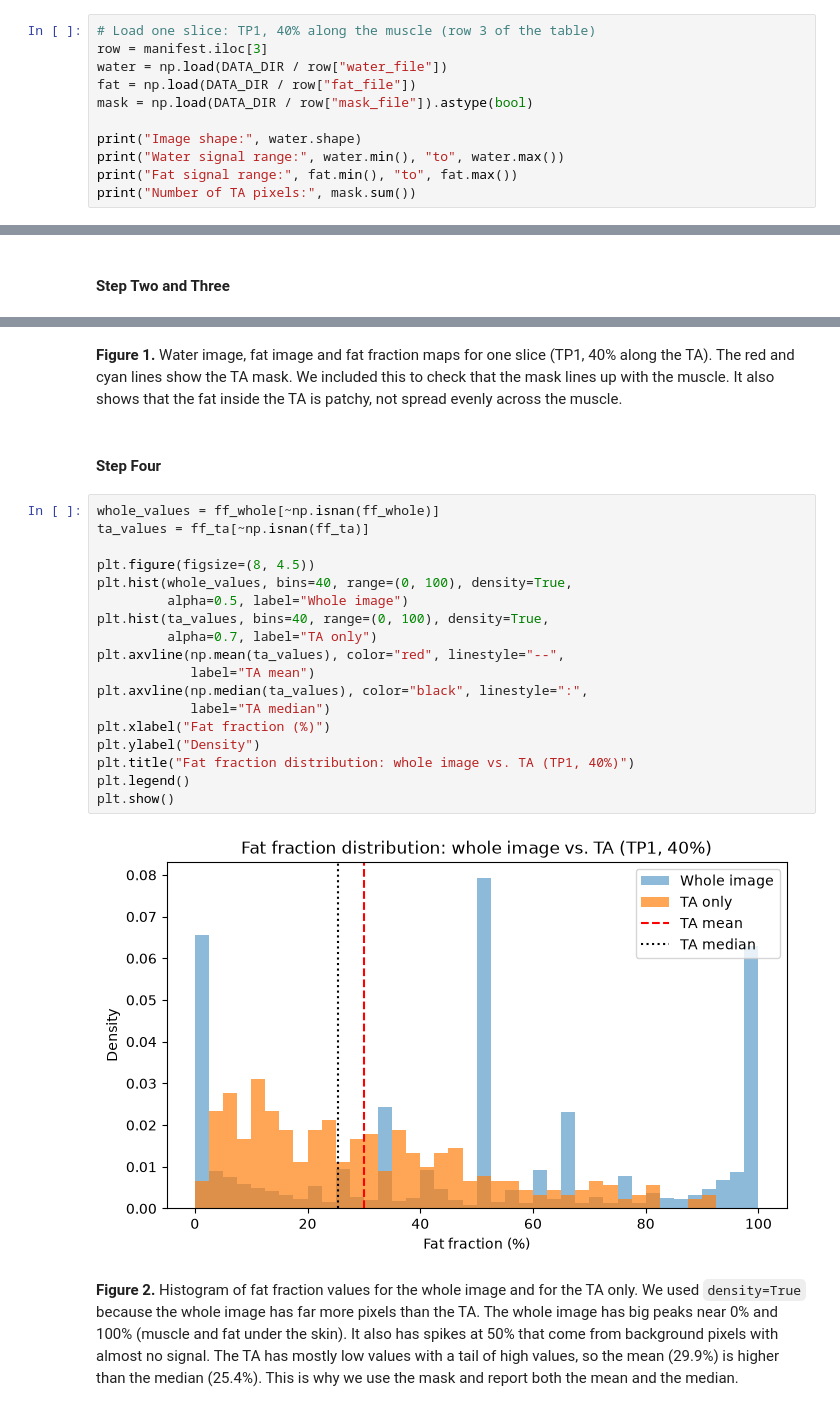
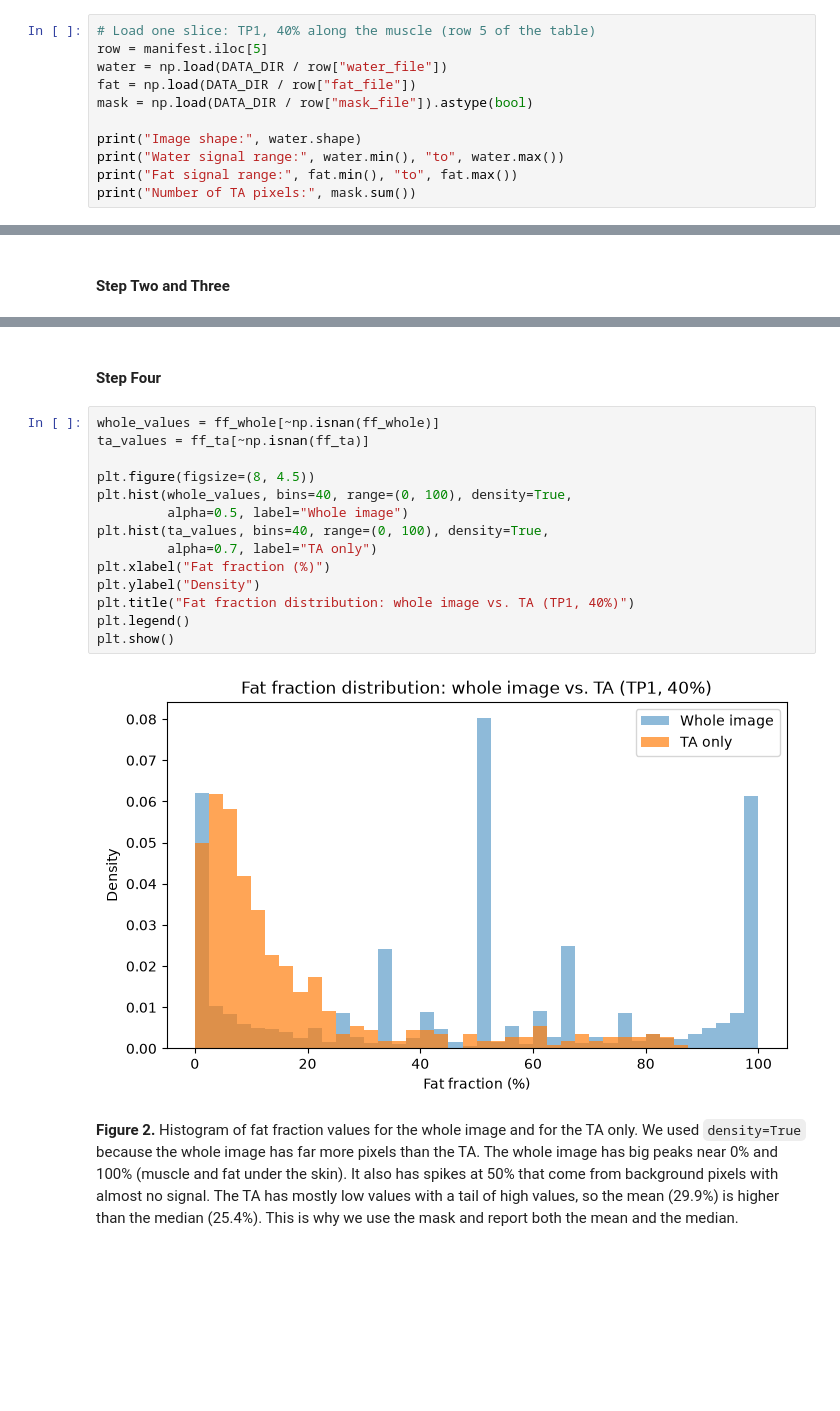
Before and after one commit to IliyaSomov-code/Module-2-Collab, a Jupyter notebook: FSHD_IliyaMakayla_Project.ipynb, the cells around one changed output, grey strips where cells are left out. Cells and saved outputs as stored; diff of their text form; blank space fills up the shorter version.

```diff
--- a/FSHD_IliyaMakayla_Project.ipynb
+++ b/FSHD_IliyaMakayla_Project.ipynb
@@ -184,8 +183,8 @@ manifest[["timepoint", "slice_id", "percent_along_muscle",
 | 14 | TP2 | 7 | 70 | 172.0 |
 | 15 | TP2 | 8 | 80 | 196.0 |
 # %%
-# Load one slice: TP1, 40% along the muscle (row 3 of the table)
-row = manifest.iloc[3]
+# Load one slice: TP1, 40% along the muscle (row 5 of the table)
+row = manifest.iloc[5]
 water = np.load(DATA_DIR / row["water_file"])
 fat = np.load(DATA_DIR / row["fat_file"])
 mask = np.load(DATA_DIR / row["mask_file"]).astype(bool)
@@ -261,27 +226,21 @@ The whole image has a much higher mean (48.6%) than the TA alone (about 30%). Th
-# %% [markdown]
-**Figure 1.** Water image, fat image and fat fraction maps for one slice (TP1, 40% along the TA). The red and cyan lines show the TA mask. We included this to check that the mask lines up with the muscle. It also shows that the fat inside the TA is patchy, not spread evenly across the muscle.
 # %% [markdown]
 #### **Step Four**
 # %%
 whole_values = ff_whole[~np.isnan(ff_whole)]
 ta_values = ff_ta[~np.isnan(ff_ta)]
 
 plt.figure(figsize=(8, 4.5))
 plt.hist(whole_values, bins=40, range=(0, 100), density=True,
          alpha=0.5, label="Whole image")
 plt.hist(ta_values, bins=40, range=(0, 100), density=True,
          alpha=0.7, label="TA only")
-plt.axvline(np.mean(ta_values), color="red", linestyle="--",
-            label="TA mean")
-plt.axvline(np.median(ta_values), color="black", linestyle=":",
-            label="TA median")
 plt.xlabel("Fat fraction (%)")
 plt.ylabel("Density")
 plt.title("Fat fraction distribution: whole image vs. TA (TP1, 40%)")
 plt.legend()
 plt.show()
 # %% [output]
-[figure, old version]
+[figure, new version]
 # %% [markdown]
 **Figure 2.** Histogram of fat fraction values for the whole image and for the TA only. We used `density=True` because the whole image has far more pixels than the TA. The whole image has big peaks near 0% and 100% (muscle and fat under the skin). It also has spikes at 50% that come from background pixels with almost no signal. The TA has mostly low values with a tail of high values, so the mean (29.9%) is higher than the median (25.4%). This is why we use the mask and report both the mean and the median.
 # %%
```
Also changed, not shown: parts of 13 cells of this notebook.
